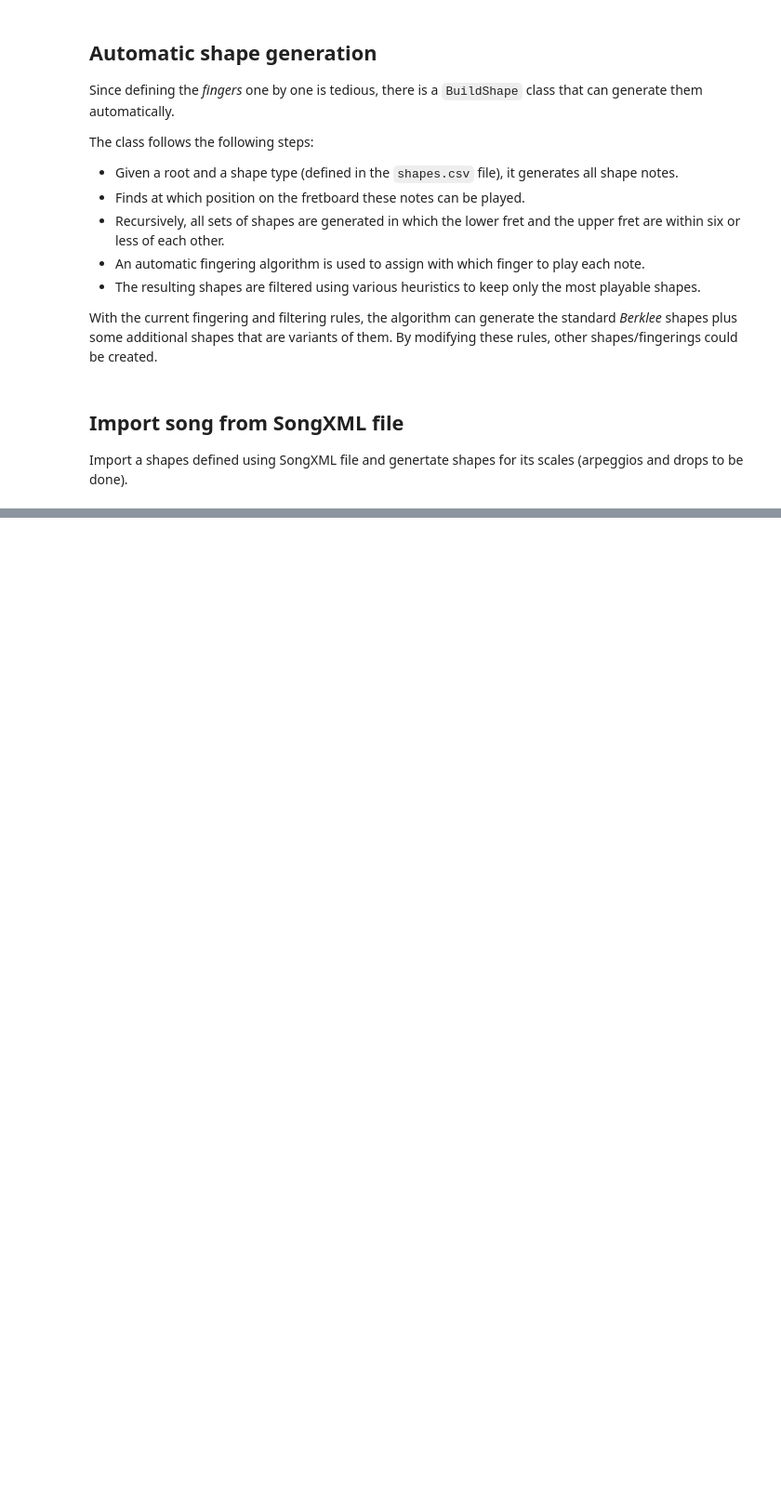
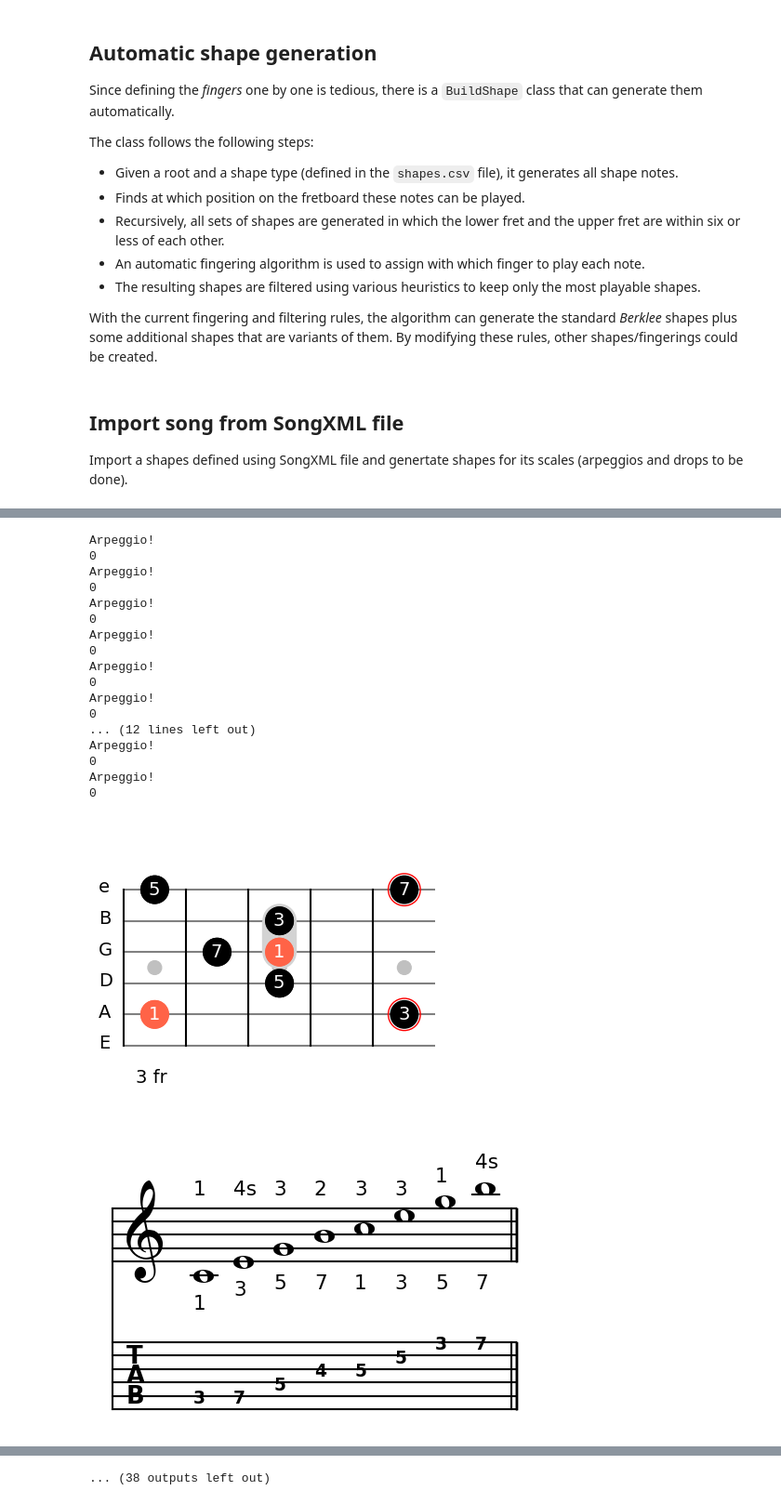
Before and after one commit to narcispr/PyFretboard, a Jupyter notebook: tutorial.ipynb, the cells around one changed output, grey strips where cells are left out. Shown at 93% size. Saved outputs shown, nothing was run; the diff lists cells and outputs as text; code cells hidden in the pictures; blank space fills up the shorter version.

```diff
--- a/tutorial.ipynb
+++ b/tutorial.ipynb
@@ -153,7 +189,7 @@ from PyFretboard.draw_shape import DrawShape
 from PyFretboard.definitions import PyFretboard as PF
 from PyFretboard.draw_score import DrawScore
 
-names = ['Maj7']#, '7', '-7', '-7b5']
+names = ['Maj7', '7', '-7', '-7b5']
 draw = DrawShape()
 ds = DrawScore()
 song = Song("/home/narcis/PyFretboard/shapes_xml/arpeggios2.xml")
@@ -163,7 +199,7 @@ for name in names:
     for i, s in enumerate(shapes):
         f = draw.draw(s, text=PF.TEXT_FUNCTION, return_fig=True)
         # f.savefig(name + "_arppegio_C_{}.png".format(i+1), dpi=300, bbox_inches='tight', pad_inches=0)
-        fs = ds.draw(s, fingering=True, return_fig=True, tab=True, x_off=0, y_off=0)
+        fs = ds.draw(s, fingering=True, return_fig=True, tab=True)
         # fs.savefig(name + "_arppegio_C_score_{}.png".format(i+1), dpi=600, bbox_inches='tight', pad_inches=0)
         # crop_image(name + "_arppegio_C_score_{}.png".format(i+1))
 # %% [output]
@@ -170,0 +226,19 @@ SyntaxError: invalid syntax (4136637263.py, line 13)
+Arpeggio!
+0
+Arpeggio!
+0
+Arpeggio!
+0
+Arpeggio!
+0
+Arpeggio!
+0
+Arpeggio!
+0
+... (12 lines left out)
+Arpeggio!
+0
+Arpeggio!
+0
+[figure, added]
+[figure, added]
@@ -171,3 +253,4 @@ SyntaxError: invalid syntax (4136637263.py, line 13)
+... (38 outputs left out)
 # %%
 from PyFretboard.song import Song
 from PyFretboard.draw_shape import DrawShape
```
Also changed, not shown: parts of 6 cells of this notebook, 6 other files.
